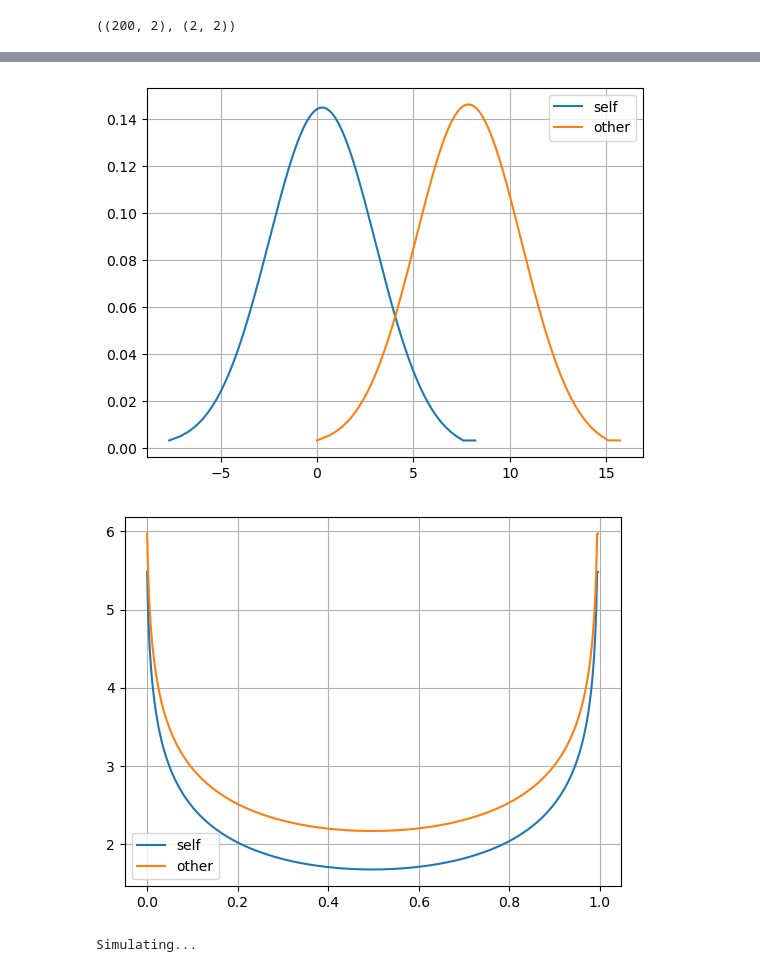
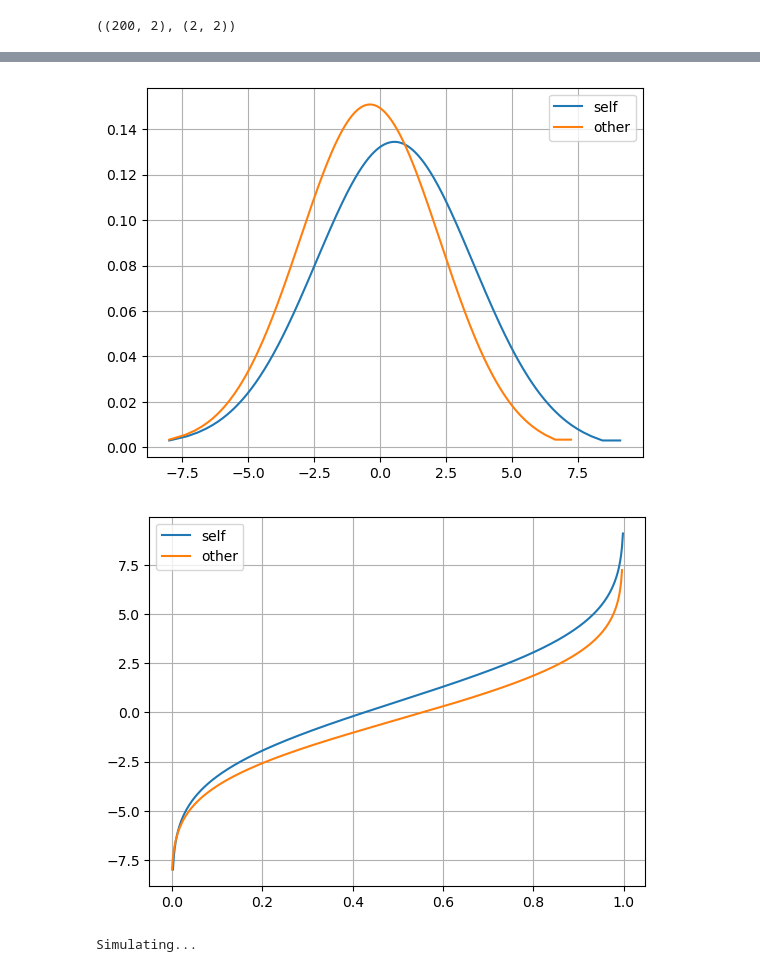
Before and after one commit to mirkimirk/thesis_frechet_fda, a Jupyter notebook: src/frechet_fda/simulation_and_frechet_method.ipynb, the cells around one changed output, grey strips where cells are left out. Saved outputs shown, nothing was run; the diff lists cells and outputs as text; code cells hidden in the pictures.

```diff
--- a/src/frechet_fda/simulation_and_frechet_method.ipynb
+++ b/src/frechet_fda/simulation_and_frechet_method.ipynb
@@ -231,11 +221,10 @@ mus[0], mus[99], mus[199], sigmas[0], sigmas[99], sigmas[199]
-# %%
-pdfs[99].compare(pdf_hat[99])
-# %% [output]
-[figure, removed]
-# %%
-lqdf_hat[0].compare(lqdf_hat[199])
-# %% [output]
-[figure, removed]
+# %%
+distribution_of_interest = 108
+pdfs[distribution_of_interest].compare(pdf_hat[distribution_of_interest])
+qfs[distribution_of_interest].compare(pdf_hat[distribution_of_interest].integrate().invert())
+# %% [output]
+[figure, added]
+[figure, added]
 # %%
 # Number of simulations
 m = 5
```
Also changed, not shown: parts of 12 cells of this notebook, 2 other files.
